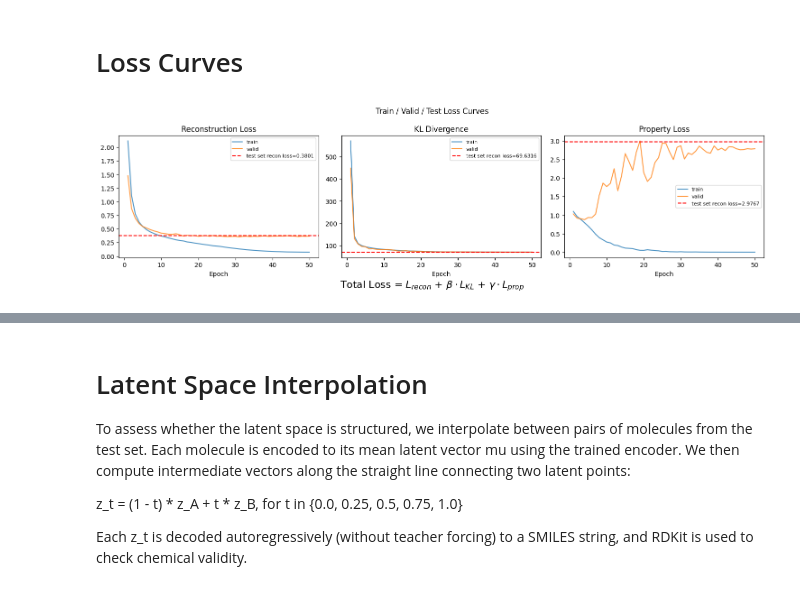
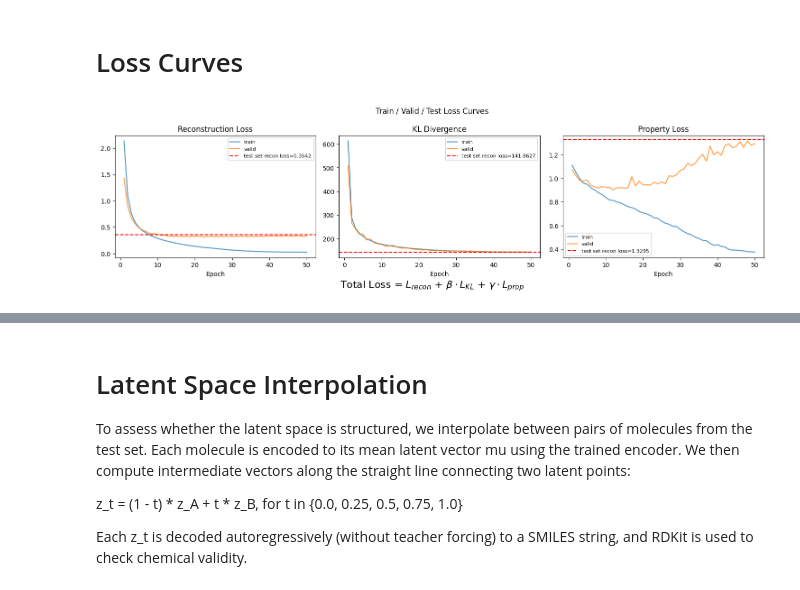
Before and after one commit to elenipsaromatis/mol-vae, a Jupyter notebook: notebooks/vae_dev.ipynb, the cells around one changed output, grey strips where cells are left out. Drawn from its saved outputs; the diff is of its cells as text; code cells hidden in the pictures.

```diff
--- a/notebooks/vae_dev.ipynb
+++ b/notebooks/vae_dev.ipynb
@@ -460,7 +447,7 @@ Architecture Verification:
 # %%
 VOCAB_SIZE = len(vocab)
 HIDDEN_DIM = 512
-LATENT_DIM = 128
+LATENT_DIM = 256
 N_LAYERS = 2
 
 model = VAE(VOCAB_SIZE, MAX_LENGTH, HIDDEN_DIM, LATENT_DIM, N_LAYERS)
@@ -596,12 +583,12 @@ from torch.utils.tensorboard import SummaryWriter
 from sklearn.metrics import roc_auc_score
 
 EPOCHS = 50
-BETA_MAX = 0.008
+BETA_MAX = 0.002
 ANNEAL_EPOCHS = 25 # number of epochs over which to linearly increase beta from 0 to BETA_MAX
 BATCH_SIZE = 64
 LEARNING_RATE = 1e-3
 KL_FREE_BITS = 0.5
-GAMMA = 0.05
+GAMMA = 0.005
 
 CHECKPOINT_DIR = Path("../checkpoints")
 CHECKPOINT_DIR.mkdir(exist_ok=True)
@@ -798,0 +833,29 @@ for a in artifacts:
+# %%
+import matplotlib.pyplot as plt
+import numpy as np
+from scipy.stats import gaussian_kde
+
+model.eval()
+all_mu = []
+with torch.no_grad():
+    for x, _ in valid_loader:
+        x = x.to(device)
+        mu, log_var = model.encoder(x)
+        all_mu.append(mu.cpu().numpy())
+
+all_mu = np.concatenate(all_mu, axis=0)
+
+n_dims = all_mu.shape[1]
+fig, ax = plt.subplots(figsize=(12, 5))
+
+for i in range(n_dims):
+    vals = all_mu[:, i]
+    kde = gaussian_kde(vals)
+    x_range = np.linspace(vals.min(), vals.max(), 200)
+    ax.plot(x_range, kde(x_range), alpha=0.3, linewidth=0.8)
+
+ax.set_title("KDE of all latent dimensions (mu)")
+ax.set_xlabel("mu value")
+ax.set_ylabel("density")
+plt.tight_layout()
+plt.show()
@@ -1071,38 +1119,38 @@ test_means = {
 }
 
 # pull train/valid curves from active run
-run_id = "9b0acf7791b84aabad40423d1d59c3ef"
+run_id = "bf27adeb2f5d4bf5acb40e62c687746a"
 train_recon = get_metric(run_id, "recon_loss")
 train_kl    = get_metric(run_id, "kl_loss")
 train_prop  = get_metric(run_id, "train_prop")
 valid_recon = get_metric(run_id, "valid_recon")
 valid_kl    = get_metric(run_id, "valid_kl")
 valid_prop  = get_metric(run_id, "valid_prop")
 epochs = range(1, len(train_recon) + 1)
 
 pairs = [
     (train_recon, valid_recon, 'Reconstruction Loss'),
     (train_kl,    valid_kl,    'KL Divergence'),
     (train_prop,  valid_prop,  'Property Loss'),
 ]
 
 fig, axes = plt.subplots(1, 3, figsize=(15, 4))
 for ax, (train_vals, valid_vals, title) in zip(axes, pairs):
     ax.plot(epochs, train_vals, label='train', alpha=0.8)
     ax.plot(epochs, valid_vals, label='valid', alpha=0.8)
     ax.axhline(test_means[title], color='red', linestyle='--',
                label=f'test set recon loss={test_means[title]:.4f}')
     ax.set_title(title)
     ax.set_xlabel('Epoch')
     ax.legend(fontsize=8)
 
 plt.suptitle('Train / Valid / Test Loss Curves')
 plt.tight_layout()
 fig.text(
     0.5, -0.02,
     r'Total Loss = $L_{recon}$ + $\beta \cdot L_{KL}$ + $\gamma \cdot L_{prop}$',
     ha='center', fontsize=16
 )
 plt.show()
 # %% [output]
-[figure, old version]
+[figure, new version]
```
Also changed, not shown: parts of 19 cells of this notebook, 2 other files.
